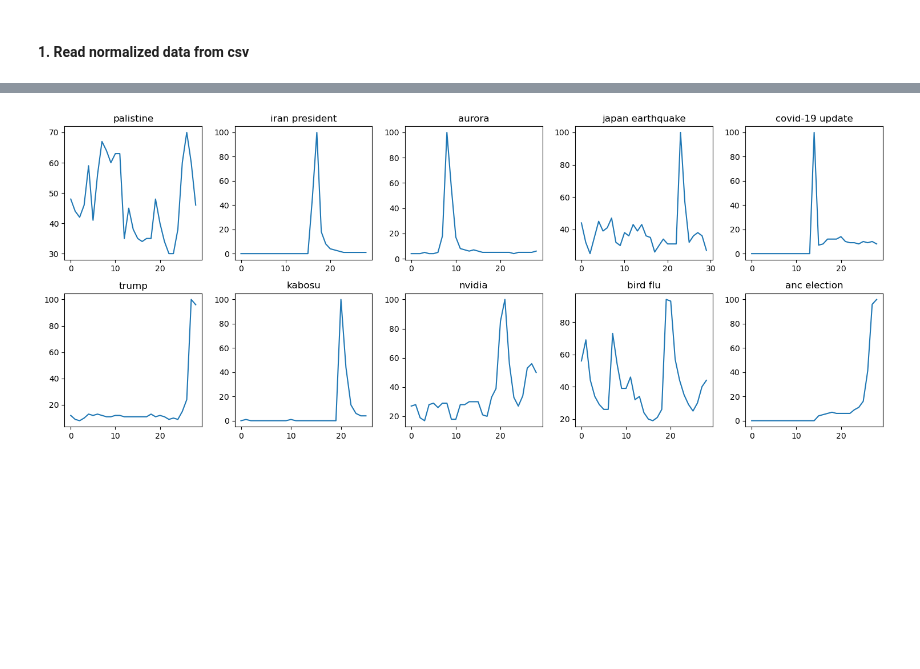
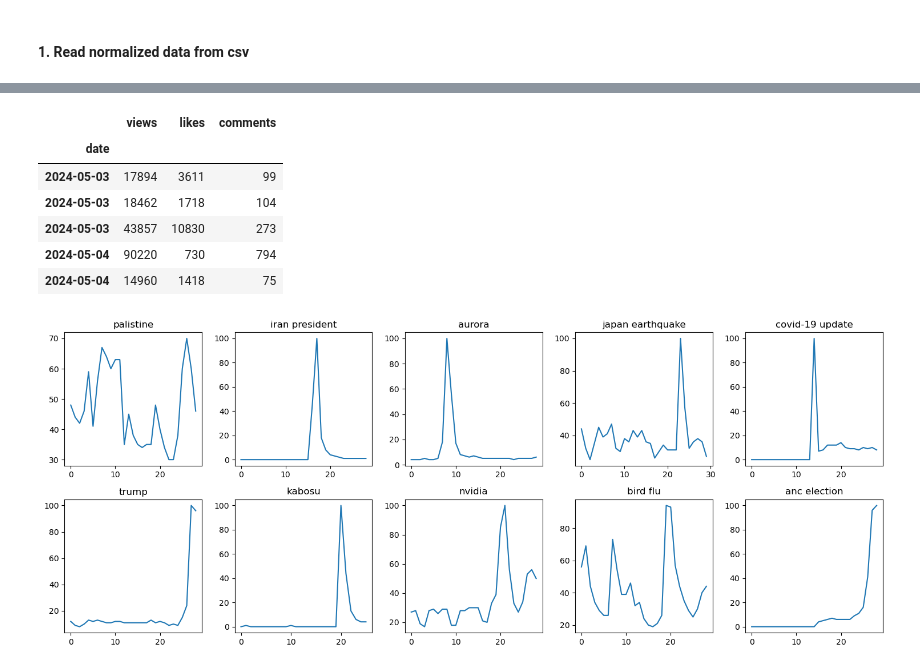
Before and after one commit to FibonacciAlex/755_project_4, a Jupyter notebook: Final Report Files - Group 2/Report - The News Trend Predictor - Data Mastery Group Project.ipynb, the cells around one changed output, grey strips where cells are left out. Cells and saved outputs as stored; diff of their text form; code cells hidden in the pictures; blank space fills up the shorter version.

```diff
--- a/Final Report Files - Group 2/Report - The News Trend Predictor - Data Mastery Group Project.ipynb
+++ b/Final Report Files - Group 2/Report - The News Trend Predictor - Data Mastery Group Project.ipynb
@@ -189,3 +242,13 @@ trends_cols = all_trends.columns[1:]
+# %%
+yt_data.head()
+# %% [output]
+|  | views | likes | comments |
+| date |  |  |  |
+| 2024-05-03 | 17894 | 3611 | 99 |
+| 2024-05-03 | 18462 | 1718 | 104 |
+| 2024-05-03 | 43857 | 10830 | 273 |
+| 2024-05-04 | 90220 | 730 | 794 |
+| 2024-05-04 | 14960 | 1418 | 75 |
 # %%
 nor_feats_df = []
 for i, val in enumerate(trends_cols):
```
Also changed, not shown: parts of 8 cells of this notebook.
